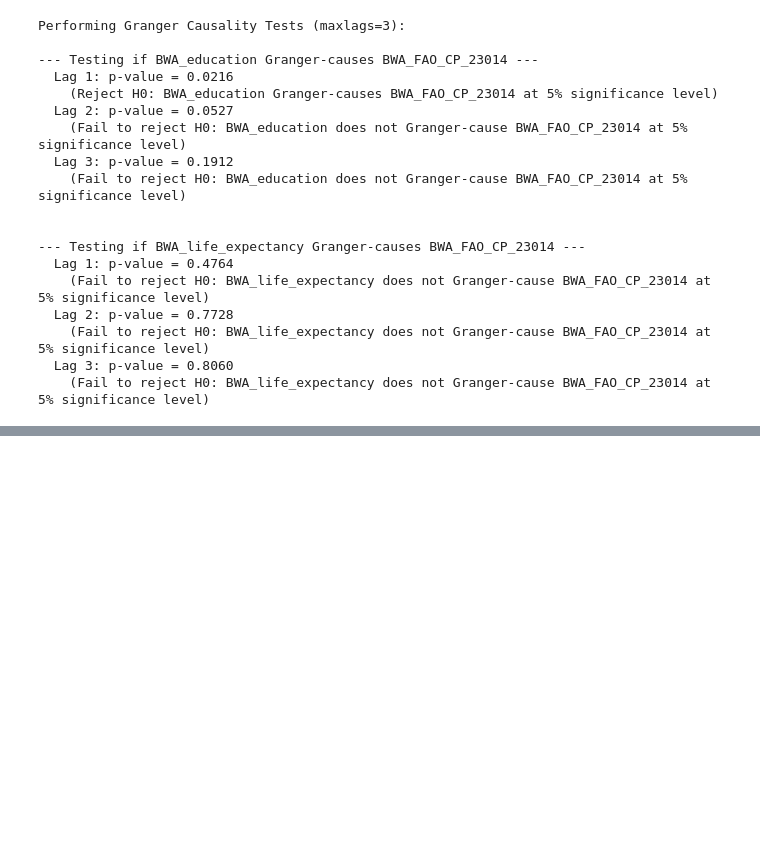
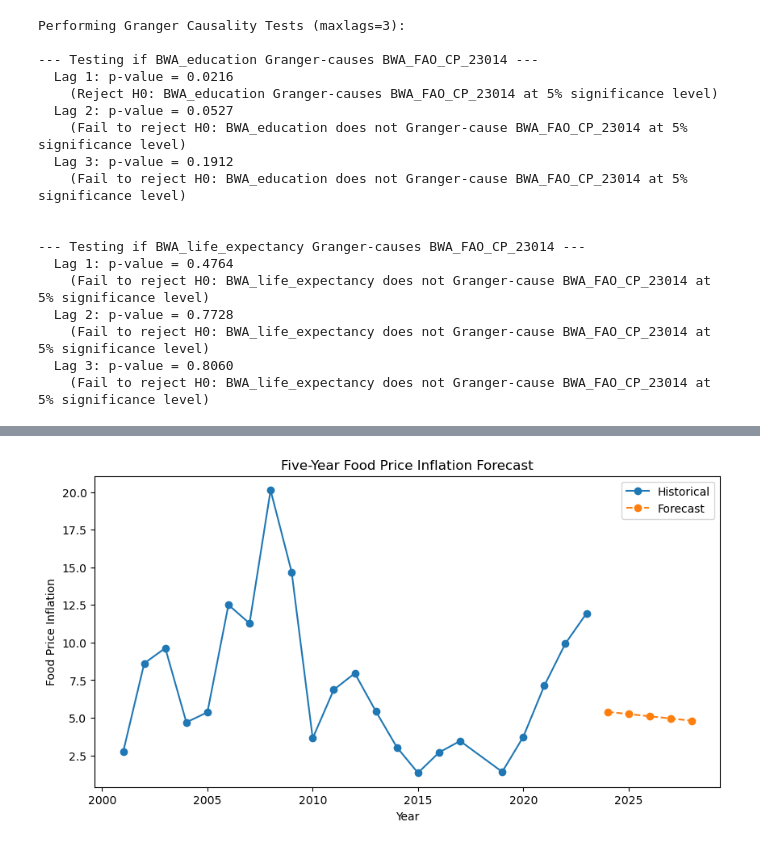
Before and after one commit to GorataB/Hackathon_PolyglotPioneers, a Jupyter notebook: HumanCapitalProject.ipynb, the cells around one changed output, grey strips where cells are left out. Saved outputs shown, nothing was run; the diff lists cells and outputs as text; code cells hidden in the pictures; blank space fills up the shorter version.

```diff
--- a/HumanCapitalProject.ipynb
+++ b/HumanCapitalProject.ipynb
@@ -176,0 +224,45 @@ Performing Granger Causality Tests (maxlags=3):
+# %%
+# Predict food inflation
+import statsmodels.api as sm
+
+X_future = future_years[
+    [
+        "BWA_education",
+        "BWA_life_expectancy"
+    ]
+]
+
+X_future = sm.add_constant(X_future)
+
+future_years["Predicted_food_inflation"] = model.predict(X_future)
+# %%
+# Plot historical and forecast values
+
+plt.figure(figsize=(10,5))
+
+# Historical
+plt.plot(
+    hcp_df["Year"],
+    hcp_df["BWA_FAO_CP_23014"],
+    marker="o",
+    label="Historical"
+)
+
+# Forecast
+plt.plot(
+    future_years["Year"],
+    future_years["Predicted_food_inflation"],
+    marker="o",
+    linestyle="--",
+    label="Forecast"
+)
+
+plt.xlabel("Year")
+plt.ylabel("Food Price Inflation")
+plt.title("Five-Year Food Price Inflation Forecast")
+plt.legend()
+
+plt.savefig(r'C:/Users/Gorata/IndabaX/HCP_Images/five_year_prediction.png')
+plt.show()
+# %% [output]
+[figure, added]
```
Also changed, not shown: parts of 4 cells of this notebook, 2 other files.
